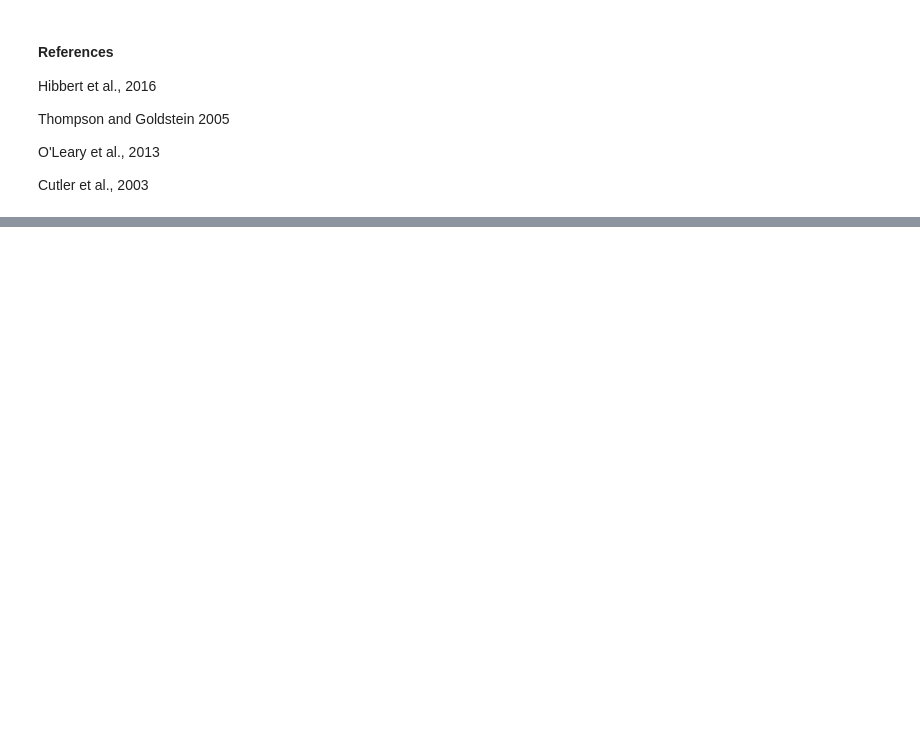
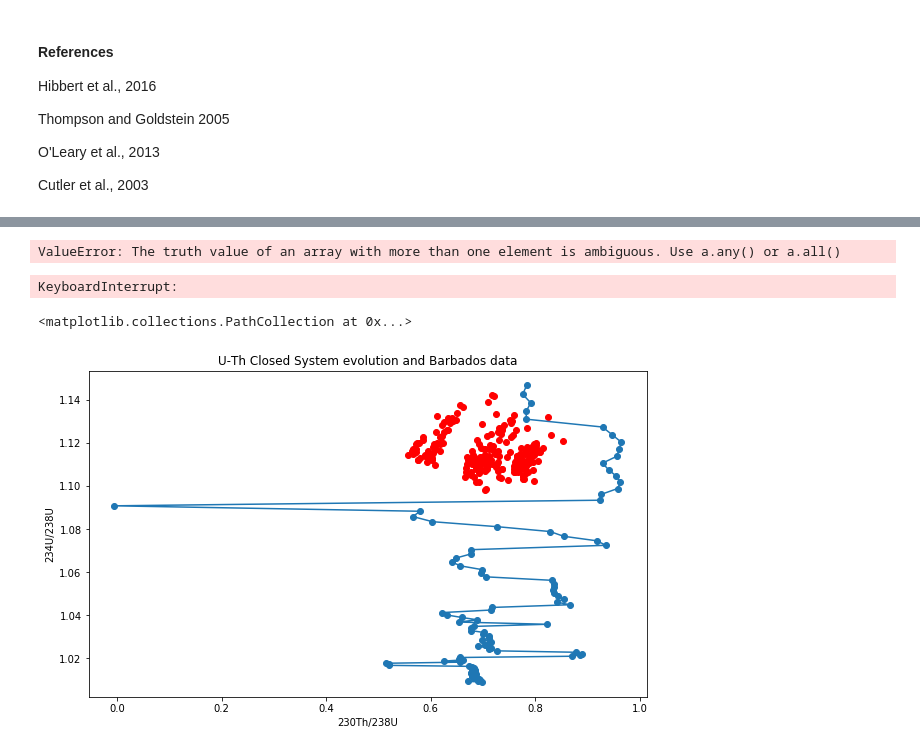
Before and after one commit to mcashman/RCES_FinalProject, a Jupyter notebook: RCES-Final_Project_SLCurve.ipynb, the cells around one changed output, grey strips where cells are left out. Cells and saved outputs as stored; diff of their text form; code cells hidden in the pictures; blank space fills up the shorter version.

```diff
--- a/RCES-Final_Project_SLCurve.ipynb
+++ b/RCES-Final_Project_SLCurve.ipynb
@@ -143,0 +167,46 @@ ax.coastlines(resolution='50m')
+# %%
+barbados['age_ka'] = Thompson_age(barbados['conv_age'].values, barbados['Th230_U238_act_ref'].values, barbados['U234_U238_act_ref']. values)
+# %% [output]
+ValueError: The truth value of an array with more than one element is ambiguous. Use a.any() or a.all()
+# %%
+age = []
+for index, row in barbados.iterrows():
+    age.append(Thompson_age(row['conv_age'], row['Th230_U238_act_ref'], row['U234_U238_act_ref']))
+
+barbados['age_ka'] = pd.Series(age, index=bindex)
+# %% [output]
+KeyboardInterrupt:
+# %%
+barbados = barbados[pd.notnull(barbados['conv_age'])]
+barbados = barbados[pd.notnull(barbados['conv_age'])]
+# %%
+barbados = barbados.sort_values('age_ka')
+
+#Isolate MIS 5
+barbados_mis5 = barbados[barbados.age_ka >= 75000]
+barbados_mis5 = barbados_mis5[barbados_mis5.age_ka <= 135000]
+# %%
+#Calculating the closed system evolution of U-Th decay
+
+U234_U238_ev = []
+for i in range(0, 1000000, 10000):
+    a = ((U234_U238_SW-1)*(np.exp(-L234 * i))+1)
+    U234_U238_ev.append(a)
+
+Th230_U238_ev = []
+for i, j in zip(age, U234_U238):
+    b = +(1-(np.exp(-L230*i)))+(L230/(L230-L234))*(j-1)*(1-(np.exp(-(L230-L234)*i)))
+    Th230_U238_ev.append(b)
+
+#Plotting the closed system
+fig, ax = plt.subplots(figsize=(10, 6))
+ax.plot(Th230_U238_ev, U234_U238_ev, marker='o')
+ax.set_xlabel('230Th/238U')
+ax.set_ylabel('234U/238U')
+ax.set_title('U-Th Closed System evolution and Barbados data')
+
+#Plotting the published values from Hibbert
+ax.scatter(barbados_mis5['Th230_U238_act_ref'], barbados_mis5['U234_U238_act_ref'], color='red')
+# %% [output]
+<matplotlib.collections.PathCollection at 0x...>
+[figure, added]
```
Also changed, not shown: parts of 26 cells of this notebook.
